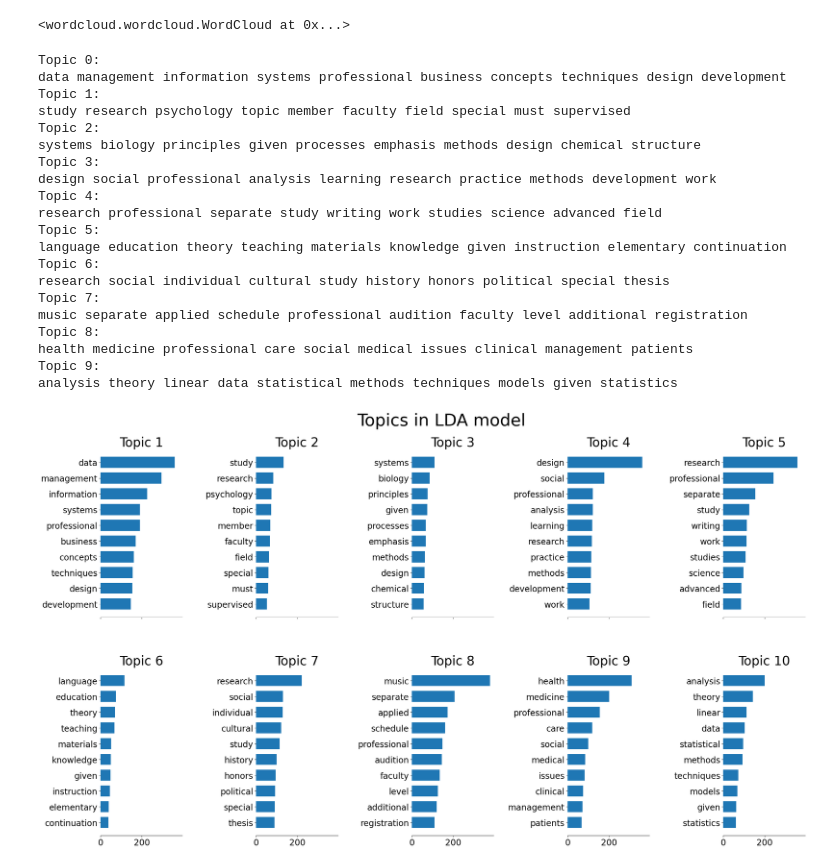
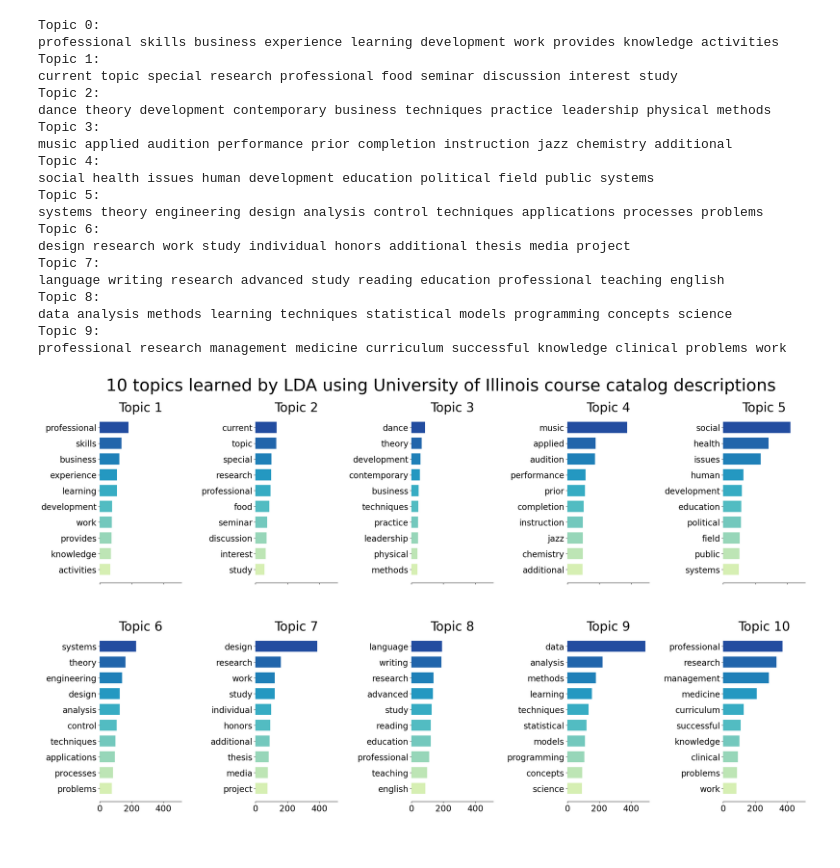
Before and after one commit to hivesew/Latent-Dirichlet-Allocation, a Jupyter notebook: LDA.ipynb, the cells around one changed output. Cells and saved outputs as stored; diff of their text form; code cells hidden in the pictures.

Commit message:
More stopwords, graph colors

```diff
--- a/LDA.ipynb
+++ b/LDA.ipynb
@@ -53,11 +29,11 @@ df.head(10)
 catalog_stopwords = stopwords.words('english')
 # add custom stopwords for course descriptions
 catalog_stopwords.extend(['see', 'prerequisite', 'hour', 'hours', 'freshman', 'sophomore', 'junior', 'senior', 'standing', 'credit', 'consent', 'equivalent', 'undergraduate', 'graduate', \
-                           'may', 'taken', 'course', 'courses', 'students', 'student', 'topics', 'include', 'includes', 'including', 'introduction', 'repeated', \
-                            'su', 'eps', 'instructor', 'section', 'one', 'vary', 'maximum', 'degree', 'program', 'department', 'register', 'per', 'term', 'terms', \
-                            'completed', 'concurrently', 'enrolled', 'enrollment', 'approved', 'letter', 'grading', 'major', 'majors', 'fees', 'apply', 'illinois', \
-                            'summer', 'carle', 'concurrent', 'class', 'week', 'semester', 'semesters', 'required', 'using', 'examine', 'examines', 'restricted', 'phase', \
-                            'use', 'departmental', 'approval', 'offered', 'years', 'college', 'must', 'given', 'faculty'])
+                           'may', 'taken', 'course', 'courses', 'students', 'student', 'topics', 'include', 'includes', 'including', 'introduction', 'repeated', 'intended', \
+                            'su', 'eps', 'instructor', 'section', 'one', 'vary', 'maximum', 'degree', 'program', 'department', 'register', 'per', 'term', 'terms', 'registration', \
+                            'completed', 'concurrently', 'enrolled', 'enrollment', 'approved', 'letter', 'grading', 'major', 'majors', 'fees', 'apply', 'illinois', 'andor', \
+                            'summer', 'carle', 'concurrent', 'class', 'week', 'semester', 'semesters', 'required', 'using', 'examine', 'examines', 'restricted', 'phase', 'separate', \
+                            'use', 'departmental', 'approval', 'offered', 'years', 'college', 'must', 'given', 'faculty', 'new', 'prerequisites', 'areas', 'offerings', 'schedule', 'level'])
 # should add each subject as a stopword since they are mentioned in the descriptions
 for subject in df['Subject'].unique():
     catalog_stopwords.append(subject.lower())
@@ -103,21 +66,19 @@ from wordcloud import WordCloud
 long_string = ' '.join(df['Description'])
 wordcloud = WordCloud(width=2000, height=1400, background_color='white').generate(long_string)
 wordcloud.to_file('wordcloud.png')
-# %% [output]
-<wordcloud.wordcloud.WordCloud at 0x...>
 # %%
 from sklearn.feature_extraction.text import CountVectorizer
 from sklearn.feature_extraction.text import TfidfVectorizer
 from sklearn.decomposition import LatentDirichletAllocation
 
 # Latent Dirichlet Allocation (LDA) Model using scikit-learn
-data = pd.read_csv('./cleaned_catalog.csv')
+data = pd.read_csv('./cleaned-catalog.csv')
 # Create a CountVectorizer for LDA
 count_vectorizer = CountVectorizer(stop_words=catalog_stopwords, max_df=0.95, min_df=2)
 count_data = count_vectorizer.fit_transform(data['Description'])
 
 n_topics = 10
-lda = LatentDirichletAllocation(n_components=n_topics)
+lda = LatentDirichletAllocation(n_components=n_topics, random_state=1000)
 lda.fit(count_data)
 
 def display_topics(model, feature_names, no_top_words):
@@ -129,49 +90,58 @@ no_top_words = 10
 display_topics(lda, count_vectorizer.get_feature_names_out(), no_top_words)
 # %% [output]
 Topic 0:
-data management information systems professional business concepts techniques design development
+professional skills business experience learning development work provides knowledge activities
 Topic 1:
-study research psychology topic member faculty field special must supervised
+current topic special research professional food seminar discussion interest study
 Topic 2:
-systems biology principles given processes emphasis methods design chemical structure
+dance theory development contemporary business techniques practice leadership physical methods
 Topic 3:
-design social professional analysis learning research practice methods development work
+music applied audition performance prior completion instruction jazz chemistry additional
 Topic 4:
-research professional separate study writing work studies science advanced field
+social health issues human development education political field public systems
 Topic 5:
-language education theory teaching materials knowledge given instruction elementary continuation
+systems theory engineering design analysis control techniques applications processes problems
 Topic 6:
-research social individual cultural study history honors political special thesis
+design research work study individual honors additional thesis media project
 Topic 7:
-music separate applied schedule professional audition faculty level additional registration
+language writing research advanced study reading education professional teaching english
 Topic 8:
-health medicine professional care social medical issues clinical management patients
+data analysis methods learning techniques statistical models programming concepts science
 Topic 9:
-analysis theory linear data statistical methods techniques models given statistics
+professional research management medicine curriculum successful knowledge clinical problems work
 # %%
 import matplotlib.pyplot as plt
+import numpy as np
+import random
+colormaps = ['Greys', 'Purples', 'Blues', 'Greens', 'Oranges', 'Reds', 'YlOrBr', 'YlOrRd', 'OrRd', 'PuRd', 'RdPu', 'BuPu','GnBu', 'PuBu', 'YlGnBu', 'PuBuGn', 'BuGn', 'YlGn']
+
 def plot_top_words(model, feature_names, n_top_words, title):
     fig, axes = plt.subplots(2, 5, figsize=(30, 15), sharex=True)
     axes = axes.flatten()
+    color = random.choice(colormaps)
+    colors = plt.get_cmap(color)(np.linspace(0.2, 0.8, n_top_words))
+    # reverse the color map so that the first topic is the darkest
+    # colors = colors[::-1]
+
     for topic_idx, topic in enumerate(model.components_):
         top_features_ind = topic.argsort()[-n_top_words:]
         top_features = feature_names[top_features_ind]
         weights = topic[top_features_ind]
 
         ax = axes[topic_idx]
-        ax.barh(top_features, weights, height=0.7)
+        ax.barh(top_features, weights, height=0.7, color=colors)  # Specify the colors for each bar
         ax.set_title(f"Topic {topic_idx +1}", fontdict={"fontsize": 30})
         ax.tick_params(axis="both", which="major", labelsize=20)
         for i in "top right left".split():
             ax.spines[i].set_visible(False)
         fig.suptitle(title, fontsize=40)
 
     plt.subplots_adjust(top=0.90, bottom=0.05, wspace=0.90, hspace=0.3)
     plt.show()
 
-plot_top_words(lda, count_vectorizer.get_feature_names_out(), no_top_words, 'Topics in LDA model')
+plot_top_words(lda, count_vectorizer.get_feature_names_out(), no_top_words, f'{no_top_words} topics learned by LDA using University of Illinois course catalog descriptions')
 # %% [output]
-[figure, old version]
+[figure, new version]
 # %%
 # Make a new csv for each subject for topic modeling by department (subject)
 # for subject in df['Subject'].unique():
```
Also changed, not shown: parts of 4 cells of this notebook, 3 other files.
